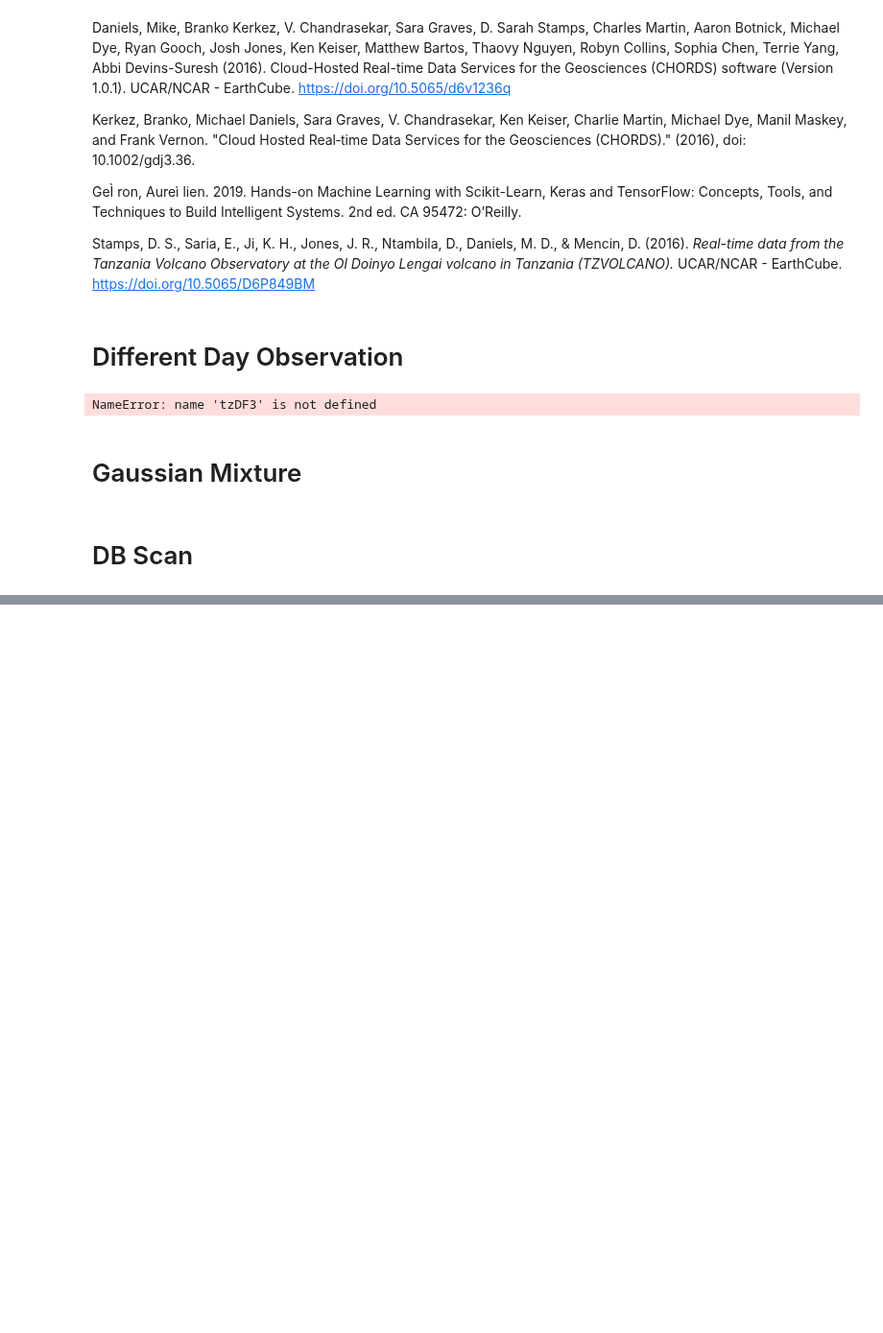
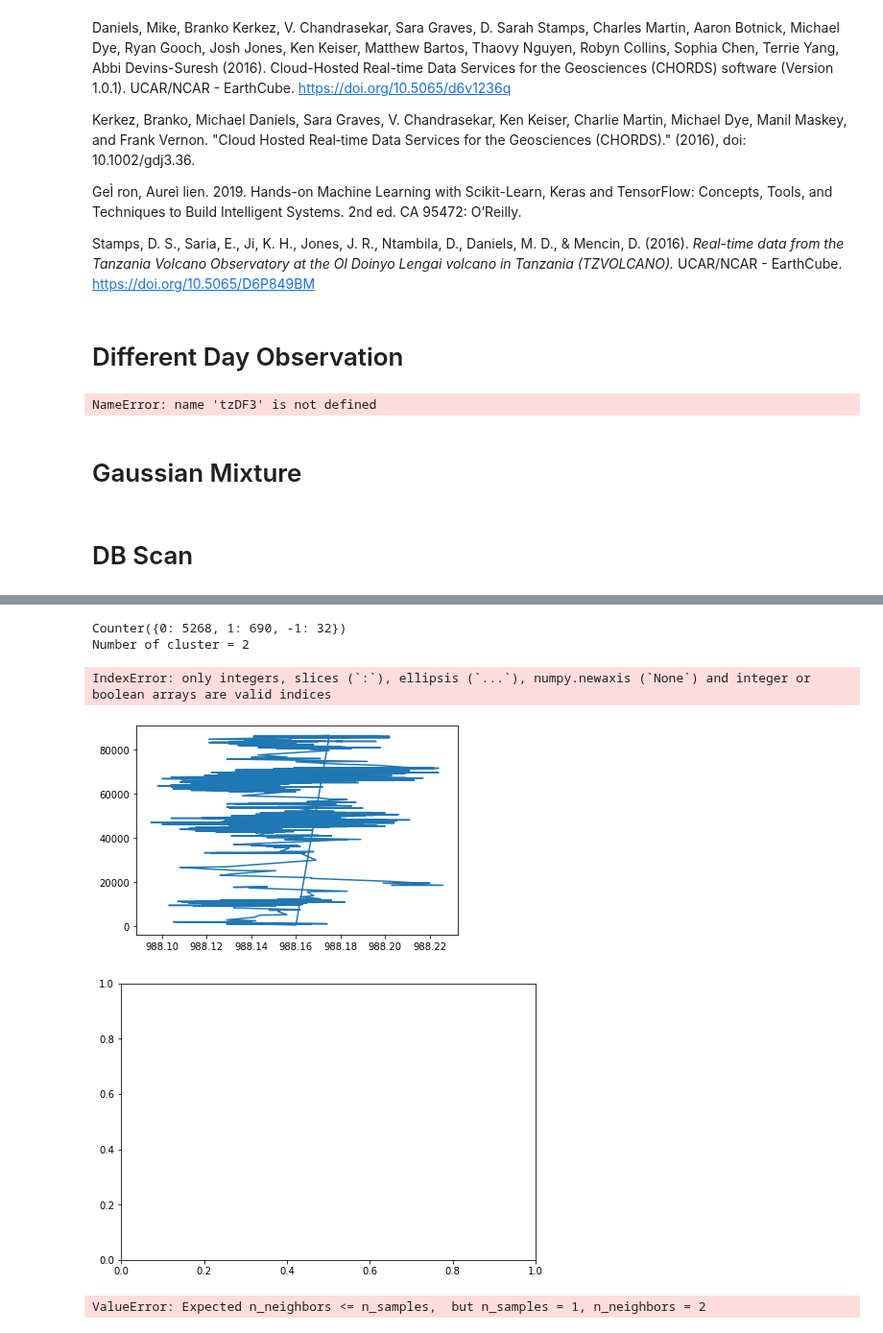
Before and after one commit to mylesm19/Volcanic_Activity_Detection, a Jupyter notebook: MM_01_Volcanic_activity_detection_and_noise_characterization_using_machine_learning.ipynb, the cells around one changed output, grey strips where cells are left out. Shown at 96% size. Saved outputs shown, nothing was run; the diff lists cells and outputs as text; code cells hidden in the pictures; blank space fills up the shorter version.

Commit message:
Applying DBSCAN algo

```diff
--- a/MM_01_Volcanic_activity_detection_and_noise_characterization_using_machine_learning.ipynb
+++ b/MM_01_Volcanic_activity_detection_and_noise_characterization_using_machine_learning.ipynb
@@ -690,3 +793,64 @@ for k, col in zip(unique_labels, colors):
 plt.title('Estimated number of clusters: %d' % n_clusters_)
 plt.show()
 '''
+# %%
+from sklearn.preprocessing import StandardScaler
+from sklearn.cluster import DBSCAN
+from collections import Counter
+
+plt.plot(tzDF["measurements_height"],tzDF["timeconvert"])
+tzData = tzDF[["measurements_height","timeconvert"]]
+tzData = tzData.values.astype("float32",copy=False)
+tzData_scaler = StandardScaler().fit(tzData)
+tzData = tzData_scaler.transform(tzData)
+tzData
+
+model = DBSCAN(eps=0.3, min_samples=10).fit(tzData)
+outliers_df = tzData[model.labels_ == -1]
+clusters_df = tzData[model.labels_ != -1]
+model.labels_
+colors = model.labels_
+colors_clusters = colors[colors != -1]
+colors_outliers = "black"
+
+#cluster info
+clusters = Counter(model.labels_)
+print(clusters)
+#print(tzData[model.labels_==-1].head())
+print("Number of cluster = {}".format(len(clusters)-1))
+
+#plot clusters and outliers
+fig = plt.figure()
+ax = fig.add_axes([.1,.1,1,1])
+
+ax.scatter(clusters_df["measurements_height"],clusters_df["timeconvert"],
+           c = colors_clusters, edgecolors = "black", s= 50)
+
+ax.scatter(outliers_df["measurements_height"],outliers_df["timeconvert"],
+           c = colors_clusters, edgecolors = "black", s= 50)
+ax.set_x_label("Height",family= "Arial",fontsize = 9)
+ax.set_x_label("Time",family= "Arial",fontsize = 9)
+plt.grid(which = "major",color="#cccccc",alpha=0.45)
+plt.show()
+# %% [output]
+Counter({0: 5268, 1: 690, -1: 32})
+Number of cluster = 2
+IndexError: only integers, slices (`:`), ellipsis (`...`), numpy.newaxis (`None`) and integer or boolean arrays are valid indices
+[figure, added]
+[figure, added]
+# %%
+#Finding Optimal Episilon value
+from sklearn.neighbors import NearestNeighbors
+
+X = tzDF["measurements_height"]
+X = X.values.reshape(1,-1)
+neigh = NearestNeighbors(n_neighbors=2)
+nbrs = neigh.fit(X)
+distances, indices = nbrs.kneighbors(X)
+
+#distances = np.sort(distances, axis=0)
+#distances = distances[:,1]
+#plt.plot(distances)
+distances
+# %% [output]
+ValueError: Expected n_neighbors <= n_samples,  but n_samples = 1, n_neighbors = 2
```
Also changed, not shown: parts of 3 cells of this notebook.
